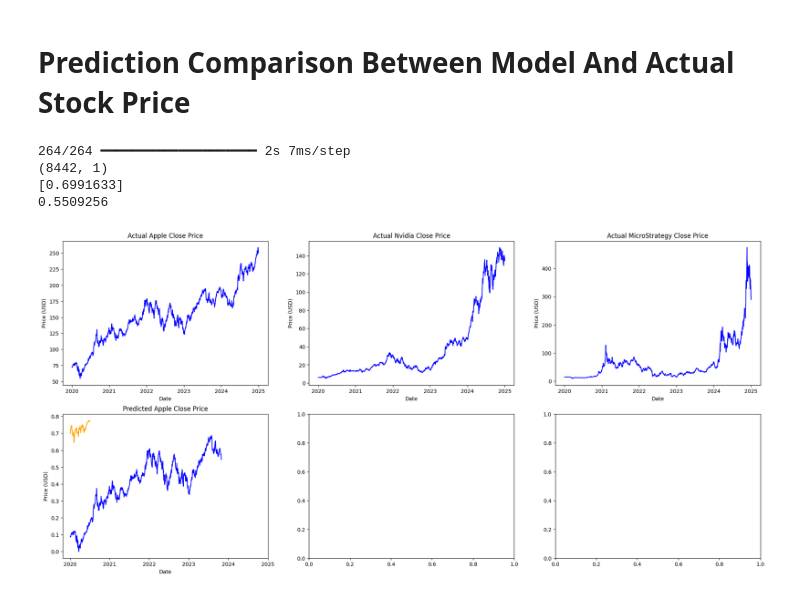
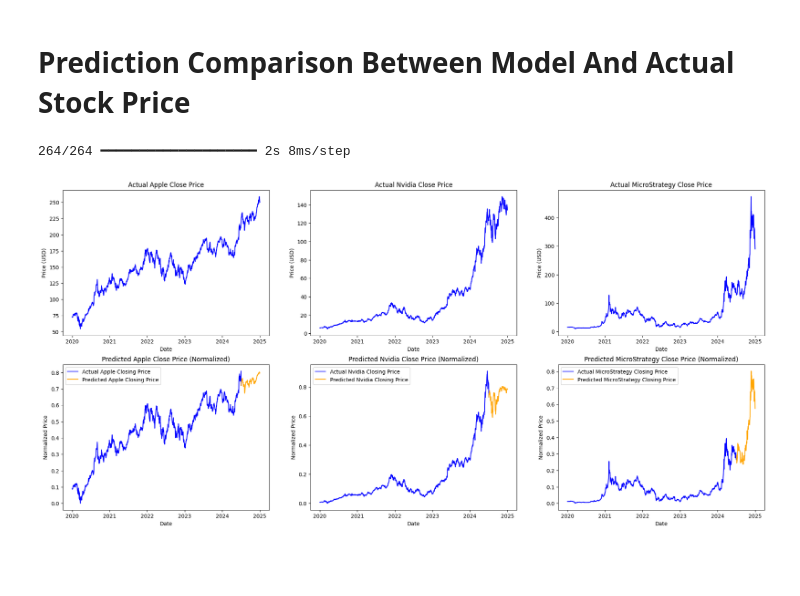
Before and after one commit to ColeJMitchell/machine-learning-stock-prediction, a Jupyter notebook: stock_predictor.ipynb, the cells around one changed output. Saved outputs shown, nothing was run; the diff lists cells and outputs as text; code cells hidden in the pictures; blank space fills up the shorter version.

Commit message:
finished graphing model predictions

```diff
--- a/stock_predictor.ipynb
+++ b/stock_predictor.ipynb
@@ -174,7 +177,7 @@ train_length = int(.85 * training_and_validation_length)
 
 # Separate the training data set into X_train and y_train where X_train is 30 days and the y_train is the next day
 train_set = normalized_data[: , :train_length]
-val_set = normalized_data[:, train_length:training_and_validation_length]
+val_set = normalized_data[:, train_length-30:training_and_validation_length]
 test_set = normalized_data[:, training_and_validation_length-30:]
 
 print(f"Training Set Shape: {train_set.shape}")
@@ -329,43 +332,57 @@ positions = np.linspace(0, data_length-1, len(new_x_labels)).astype(int)
 fig, axs = plt.subplots(2, 3, figsize=(24,11))
 axs[0,0].plot(original_data[0], label="Actual Apple Closing Price", color="blue")
 axs[0,0].set_title("Actual Apple Close Price")
 axs[0,0].set_ylabel("Price (USD)")
 axs[0,0].set_xlabel("Date")
 axs[0,0].set_xticks(positions)
 axs[0,0].set_xticklabels(new_x_labels)
 
 axs[0,1].plot(original_data[1], label="Actual Nvidia Closing Price", color="blue")
 axs[0,1].set_title("Actual Nvidia Close Price")
 axs[0,1].set_ylabel("Price (USD)")
 axs[0,1].set_xlabel("Date")
 axs[0,1].set_xticks(positions)
 axs[0,1].set_xticklabels(new_x_labels)
 
 axs[0,2].plot(original_data[2], label="Actual MicroStrategy Closing Price", color="blue")
 axs[0,2].set_title("Actual MicroStrategy Close Price")
 axs[0,2].set_ylabel("Price (USD)")
 axs[0,2].set_xlabel("Date")
 axs[0,2].set_xticks(positions)
 axs[0,2].set_xticklabels(new_x_labels)
 
 # Data up through training and validation is plotted in blue prediction is in orange
 prediction = model.predict(X_test)
-print(prediction.shape)
-print(prediction[0])
-print(normalized_data[0][train_length])
-actual_prediction = scaler.inverse_transform(prediction)
-axs[1,0].plot(normalized_data[0][:train_length], label="Predicted Apple Closing Price", color="blue")
-axs[1,0].plot(prediction[:126].squeeze(), label="Predicted Apple Closing Price", color="orange")
-axs[1,0].set_title("Predicted Apple Close Price")
-axs[1,0].set_ylabel("Price (USD)")
+
+# Plot the predictions starting from the training/validation cutoff point
+axs[1,0].plot(range(training_and_validation_length + 1), np.append(normalized_data[0][:training_and_validation_length], prediction[0].squeeze()),label="Actual Apple Closing Price", color="blue")
+axs[1,0].plot(range(training_and_validation_length, training_and_validation_length + len(prediction[:126].squeeze())), prediction[:126].squeeze(), label="Predicted Apple Closing Price", color="orange")
+axs[1,0].set_title("Predicted Apple Close Price (Normalized)")
+axs[1,0].set_ylabel("Normalized Price")
 axs[1,0].set_xlabel("Date")
 axs[1,0].set_xticks(positions)
 axs[1,0].set_xticklabels(new_x_labels)
+axs[1,0].legend()
+
+axs[1,1].plot(range(training_and_validation_length + 1), np.append(normalized_data[1][:training_and_validation_length], prediction[126].squeeze()),label="Actual Nvidia Closing Price", color="blue")
+axs[1,1].plot(range(training_and_validation_length, training_and_validation_length + len(prediction[126:252].squeeze())), prediction[126:252].squeeze(), label="Predicted Nvidia Closing Price", color="orange")
+axs[1,1].set_title("Predicted Nvidia Close Price (Normalized)")
+axs[1,1].set_ylabel("Normalized Price")
+axs[1,1].set_xlabel("Date")
+axs[1,1].set_xticks(positions)
+axs[1,1].set_xticklabels(new_x_labels)
+axs[1,1].legend()
+
+axs[1,2].plot(range(training_and_validation_length + 1), np.append(normalized_data[2][:training_and_validation_length], prediction[252].squeeze()),label="Actual MicroStrategy Closing Price", color="blue")
+axs[1,2].plot(range(training_and_validation_length, training_and_validation_length + len(prediction[252:378].squeeze())), prediction[252:378].squeeze(), label="Predicted MicroStrategy Closing Price", color="orange")
+axs[1,2].set_title("Predicted MicroStrategy Close Price (Normalized)")
+axs[1,2].set_ylabel("Normalized Price")
+axs[1,2].set_xlabel("Date")
+axs[1,2].set_xticks(positions)
+axs[1,2].set_xticklabels(new_x_labels)
+axs[1,2].legend()
 
 plt.show()
 # %% [output]
-264/264 ━━━━━━━━━━━━━━━━━━━━ 2s 7ms/step
-(8442, 1)
-[0.6991633]
-0.5509256
+264/264 ━━━━━━━━━━━━━━━━━━━━ 2s 8ms/step
-[figure, old version]
+[figure, new version]
```
Also changed, not shown: parts of 5 cells of this notebook.
